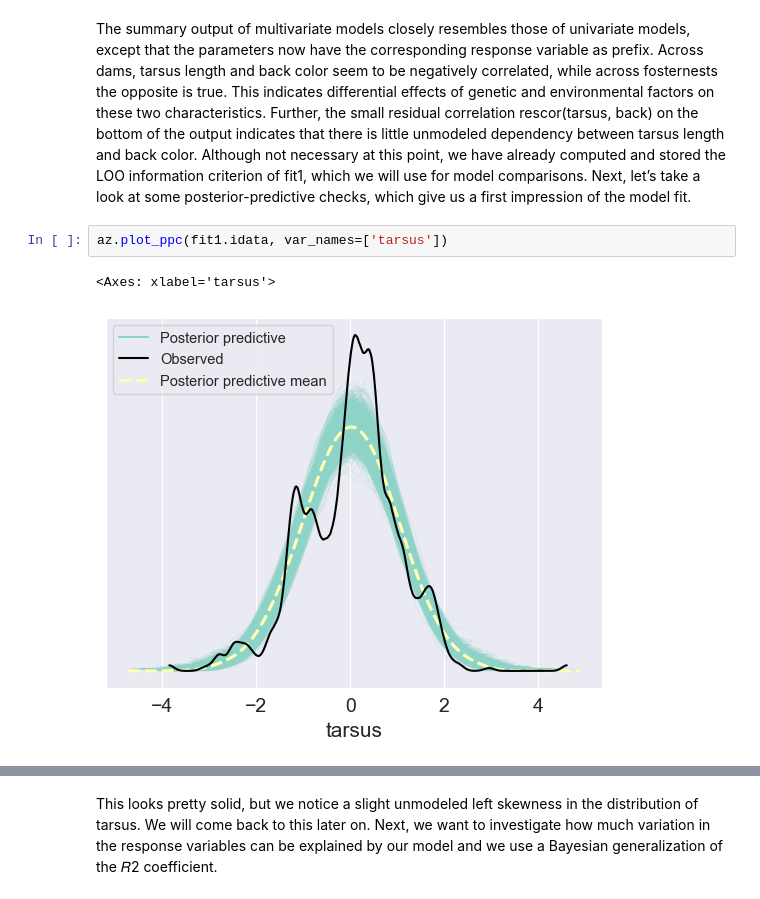
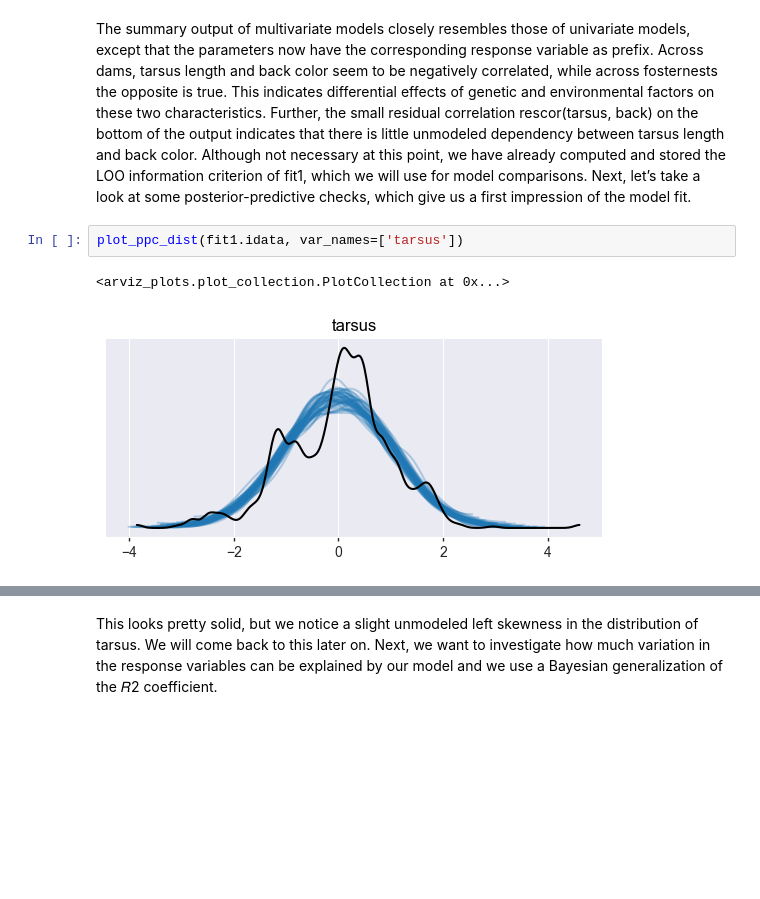
Before and after one commit to kaitumisuuringute-keskus/brmspy, a Jupyter notebook: docs/examples/brmspy-estimating-multivariate-models.ipynb, the cells around one changed output, grey strips where cells are left out. Drawn from its saved outputs; the diff is of its cells as text; blank space fills up the shorter version.

Commit message:
arviz examples updated to use 1.0 syntax.

```diff
--- a/docs/examples/brmspy-estimating-multivariate-models.ipynb
+++ b/docs/examples/brmspy-estimating-multivariate-models.ipynb
@@ -120,8 +118,8 @@ scale reduction factor on split chains (at convergence, Rhat = 1).
 # %% [markdown]
 The summary output of multivariate models closely resembles those of univariate models, except that the parameters now have the corresponding response variable as prefix. Across dams, tarsus length and back color seem to be negatively correlated, while across fosternests the opposite is true. This indicates differential effects of genetic and environmental factors on these two characteristics. Further, the small residual correlation rescor(tarsus, back) on the bottom of the output indicates that there is little unmodeled dependency between tarsus length and back color. Although not necessary at this point, we have already computed and stored the LOO information criterion of fit1, which we will use for model comparisons. Next, let’s take a look at some posterior-predictive checks, which give us a first impression of the model fit.
 # %%
-az.plot_ppc(fit1.idata, var_names=['tarsus'])
+plot_ppc_dist(fit1.idata, var_names=['tarsus'])
 # %% [output]
-<Axes: xlabel='tarsus'>
+<arviz_plots.plot_collection.PlotCollection at 0x...>
-[figure, old version]
+[figure, new version]
 # %%
```
Also changed, not shown: parts of 8 cells of this notebook, 3 other files.
